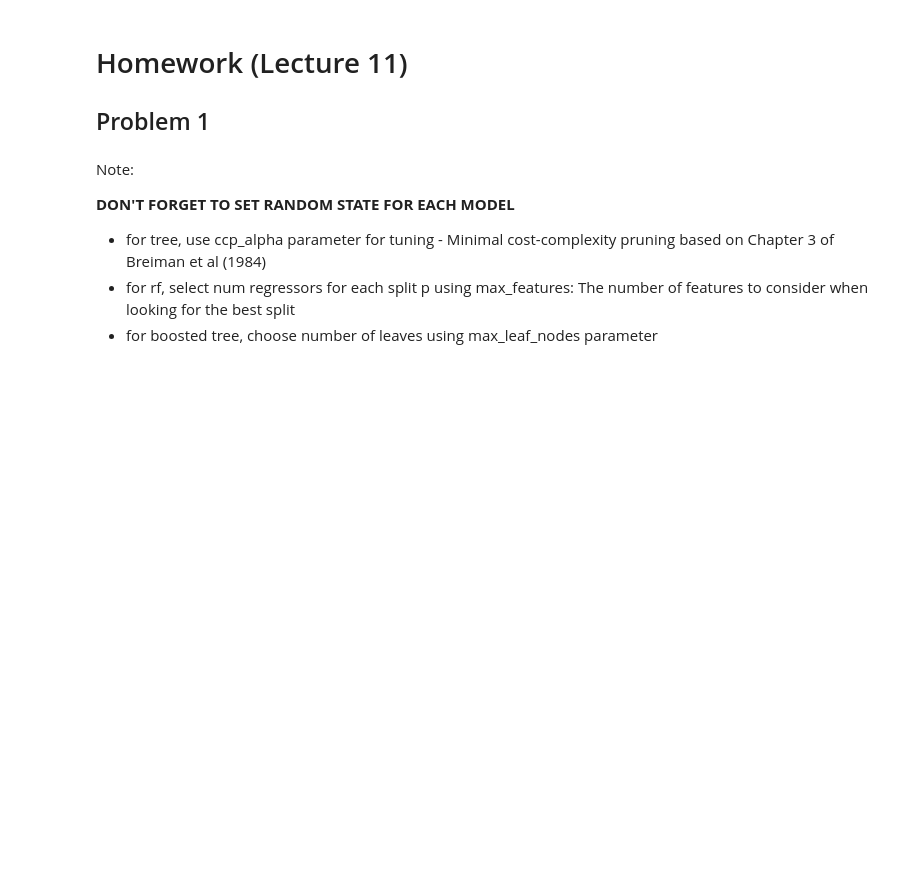
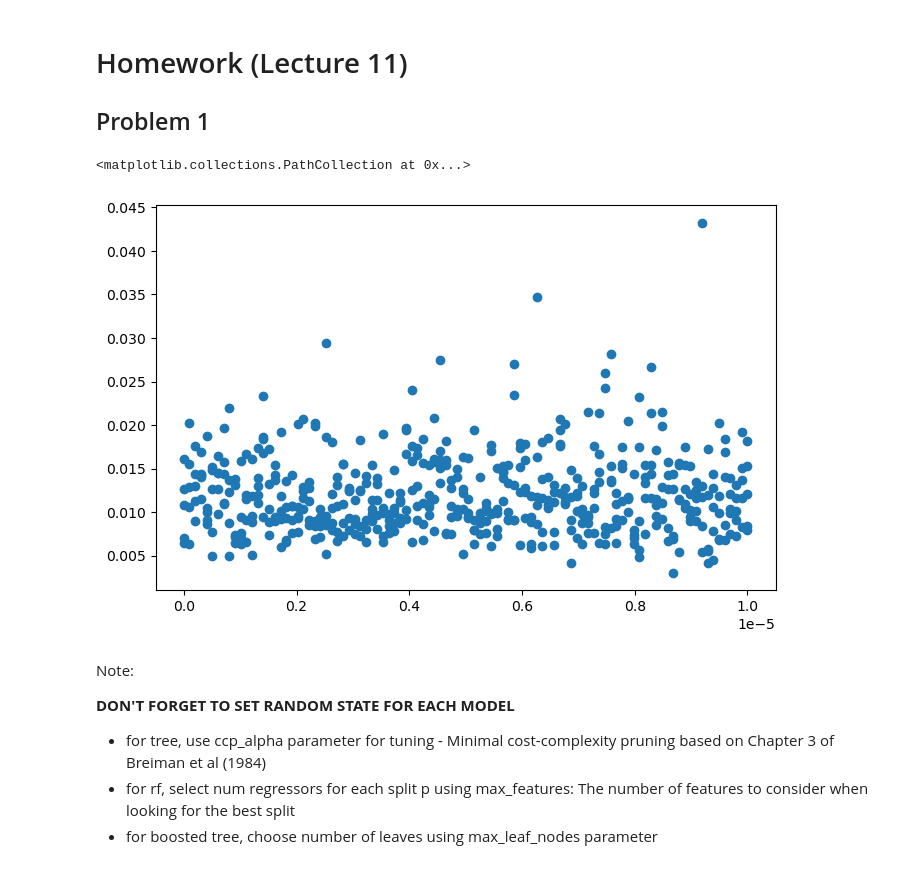
Before and after one commit to mattzhao-R/ml4econs, a Jupyter notebook: hw3/hw3.ipynb, the cells around one changed output. Saved outputs shown, nothing was run; the diff lists cells and outputs as text; code cells hidden in the pictures; blank space fills up the shorter version.

Commit message:
tree cv

```diff
--- a/hw3/hw3.ipynb
+++ b/hw3/hw3.ipynb
@@ -83,6 +84,41 @@ from sklearn.metrics import mean_squared_error #
 # %%
 def DGP():
-    pass
+    X = np.random.rand(300,2)
+    y = X.sum(axis=1)
+
+    X_train, X_test, y_train, y_test = train_test_split(X, y, train_size=100, random_state=31)
+    return X_train, X_test, y_train, y_test
+
+def tree_cv(param):
+    X_train, X_test, y_train, y_test = DGP()
+    model = DecisionTreeRegressor(ccp_alpha = param, random_state=31)
+    cv_scores = cross_val_score(model,X_train,y_train,cv=5,scoring='neg_mean_squared_error')
+    return np.column_stack((np.array([param] * 5),-cv_scores))
+
+def rf_cv(param):
+    X_train, X_test, y_train, y_test = DGP()
+    model = RandomForestRegressor(max_features = param, random_state=31)
+    cv_scores = cross_val_score(model,X_train,y_train,cv=5,scoring='neg_mean_squared_error')
+    return np.array([param] * 5),cv_scores
+
+def boost_cv(param):
+    X_train, X_test, y_train, y_test = DGP()
+    model = GradientBoostingRegressor(max_leaf_nodes = param, random_state=31)
+    cv_scores = cross_val_score(model,X_train,y_train,cv=5,scoring='neg_mean_squared_error')
+    return np.array([param] * 5),cv_scores
+# %%
+#%%timeit
+params = np.linspace(0,1e-5,100)
+with ThreadPool(max_cpu - 1) as pool:
+    tree_output = pool.map(tree_cv,params)
+# %%
+tree_df = pd.DataFrame(np.concatenate(tree_output),columns=['Parameter','MSE'])
+# %%
+plt.figure(figsize=[8,5])
+plt.scatter(x = tree_df['Parameter'], y = tree_df['MSE'])
+# %% [output]
+<matplotlib.collections.PathCollection at 0x...>
+[figure, added]
 # %% [markdown]
 Note:
 
```
Also changed, not shown: parts of 1 cell of this notebook.
